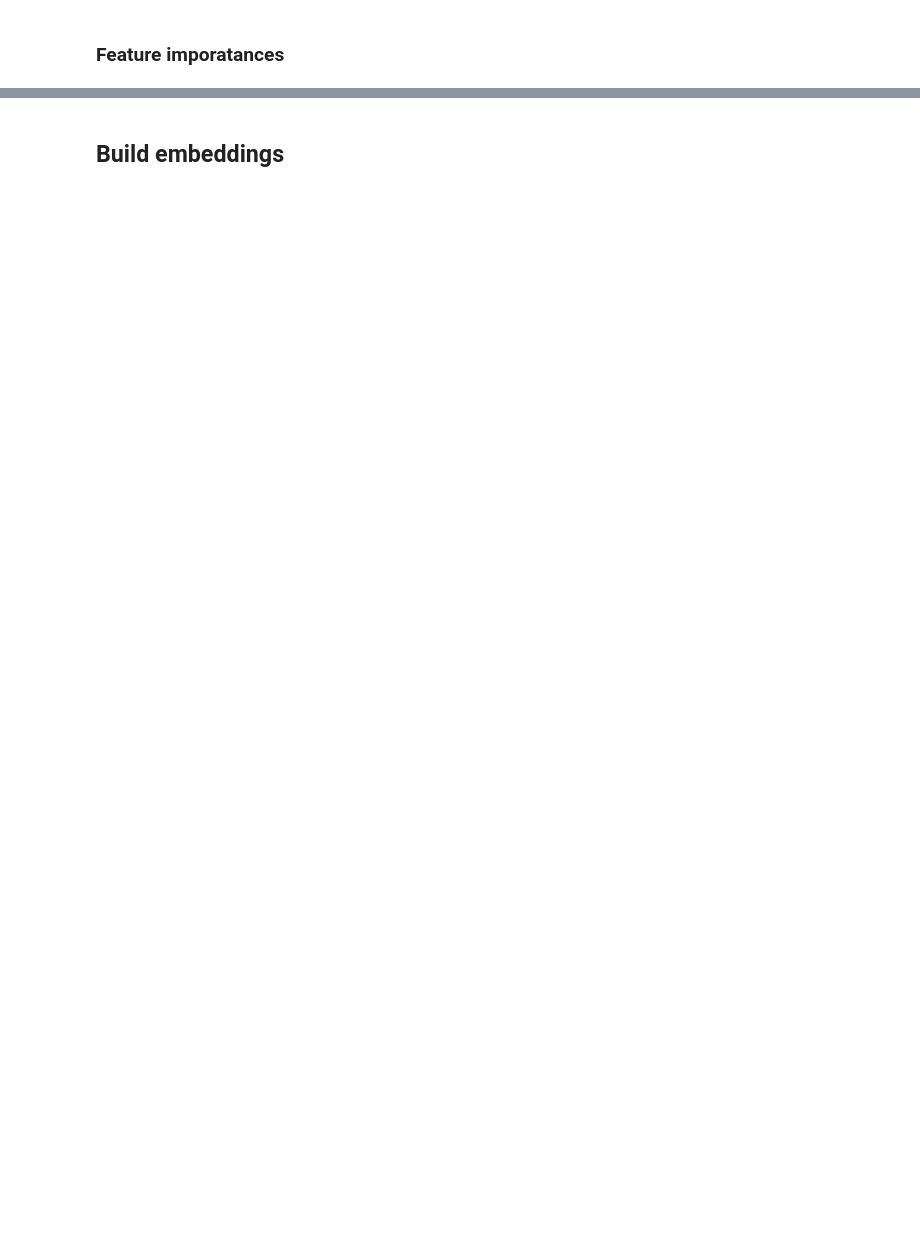
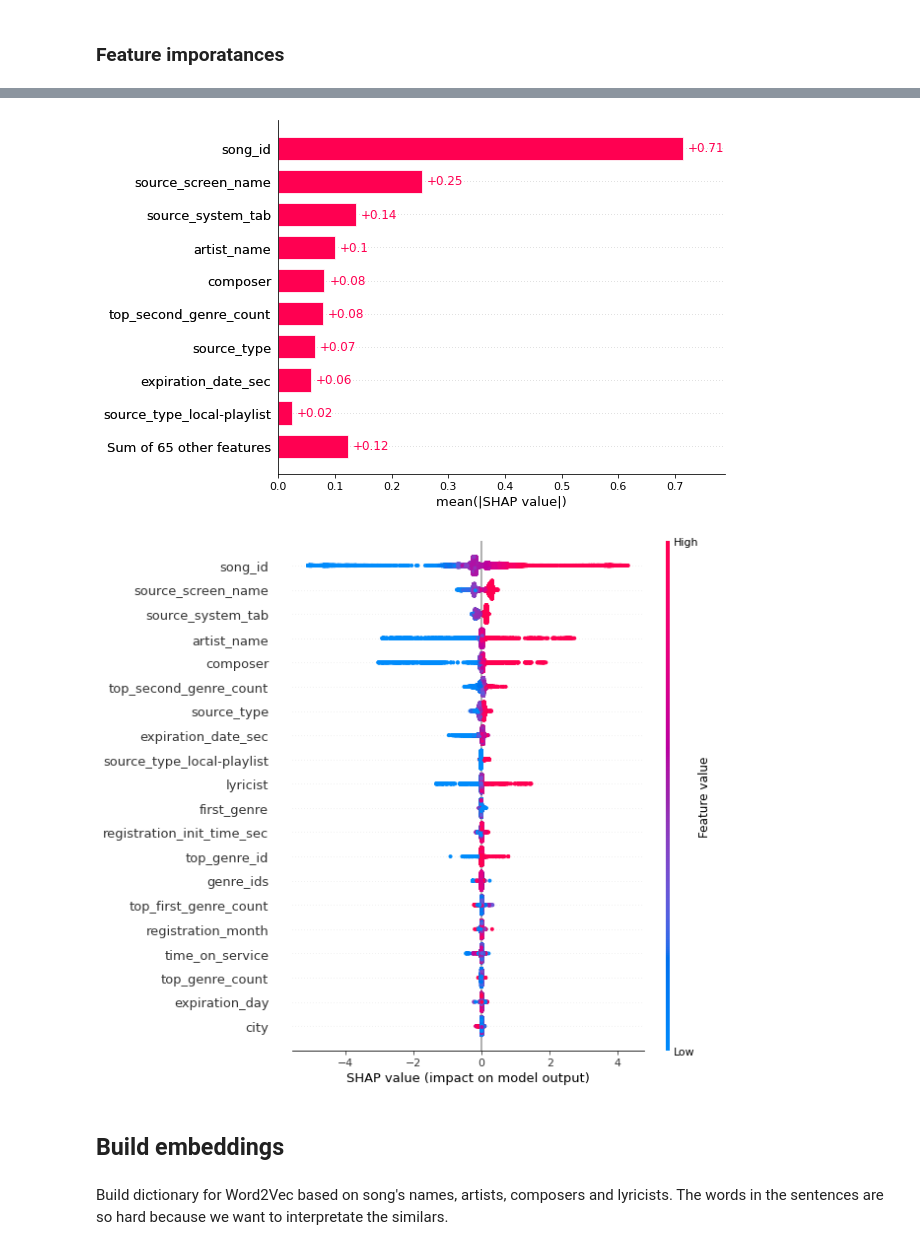
Before and after one commit to sashapff/recommender_systems, a Jupyter notebook: recsys_hw2.ipynb, the cells around one changed output, grey strips where cells are left out. Saved outputs shown, nothing was run; the diff lists cells and outputs as text; code cells hidden in the pictures; blank space fills up the shorter version.

```diff
--- a/recsys_hw2.ipynb
+++ b/recsys_hw2.ipynb
@@ -349 +430,4 @@ data.head()
+# %%
+X = data.drop(columns=['target', 'expiration_date', 'registration_init_time', 'msno'])
+y = data['target']
 # %%
@@ -402,13 +485,0 @@ plt.show()
-# %%
-# Drop not important features
-X = data[['msno', 'song_id', 'source_type', 'source_screen_name', 'artist_name',
-          'composer', 'source_system_tab', 'registration_init_time_sec', 'registration_day',
-          'registered_via', 'city_9']]
-y = data['target']
-
-best_model = XGBClassifier(tree_method='gpu_hist', gpu_id=0, n_jobs=-1,
-                           n_estimators=100, max_depth=3, random_state=1)
-_ = best_model.fit(X, y)
-score = cross_validate(best_model, X, y, cv=skf, n_jobs=-1, verbose=1)['test_score']
-
-print(f'ROC AUC for the best model: {np.mean(score)}')
@@ -419,3 +508,16 @@ ROC AUC for the best model: 0.7841
+# %%
+X_train, X_test, y_train, y_test = train_test_split(X, y)
+
+model = XGBClassifier(n_estimators=64, max_depth=5)
+model.fit(X_train, y_train)
+
+explainer = shap.Explainer(model)
+shap_values = explainer(X_test)
+shap.plots.bar(shap_values)
+shap.summary_plot(shap_values, X_test)
+# %% [output]
+[figure, added]
+[figure, added]
 # %% [markdown]
 ## Build embeddings
 # %%
@@ -427,2 +531,4 @@ emb_data = train.merge(songs.merge(songs_extra, on=['song_id', 'song_id']), on='
+# %% [markdown]
+Build dictionary for Word2Vec based on song's names, artists, composers and lyricists. The words in the sentences are so hard because we want to interpretate the similars.
 # %%
 targeted = emb_data.loc[emb_data.target == 1, ['msno']]
```
Also changed, not shown: parts of 69 cells of this notebook.
